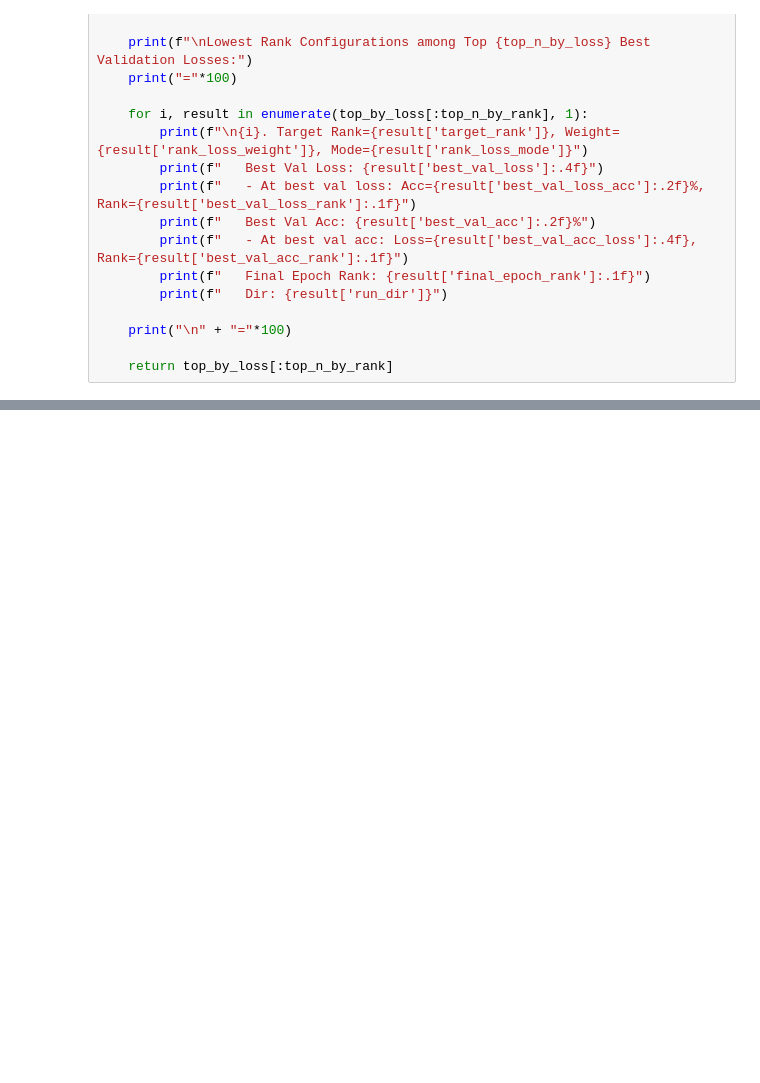
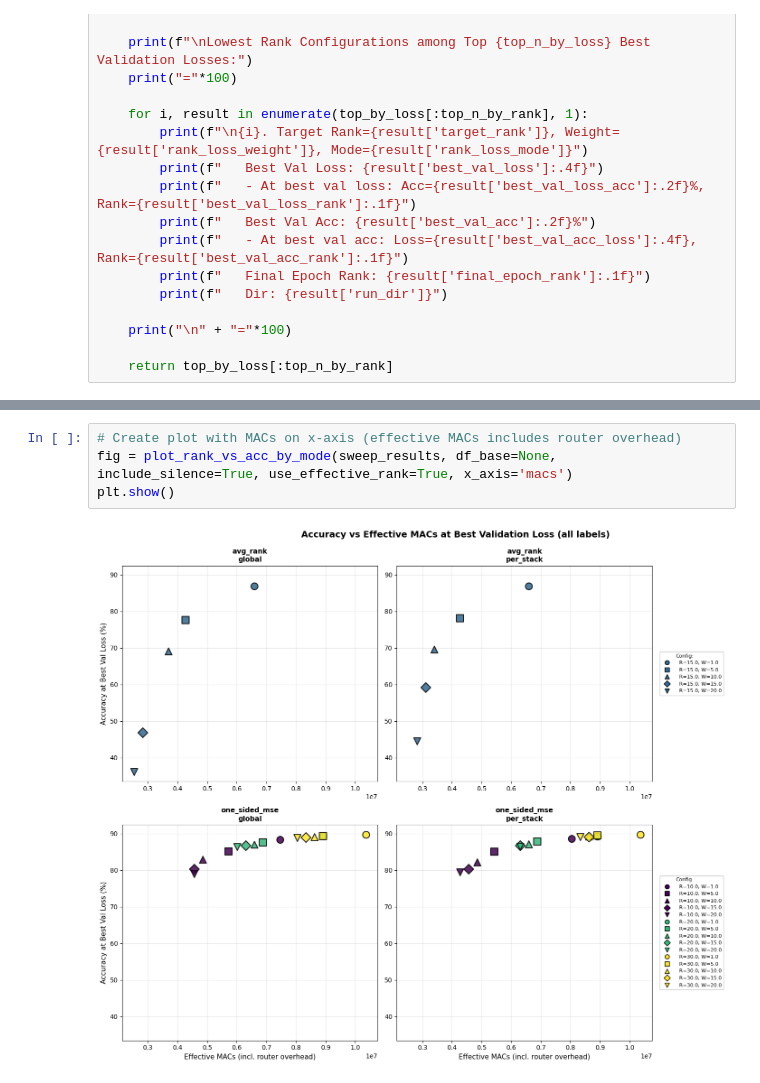
Before and after one commit to c-wejendorp/thesis, a Jupyter notebook: scripts/keyword_spotting/look_at_sweeps.ipynb, the cells around one changed output, grey strips where cells are left out. Saved outputs shown, nothing was run; the diff lists cells and outputs as text; blank space fills up the shorter version.

```diff
--- a/scripts/keyword_spotting/look_at_sweeps.ipynb
+++ b/scripts/keyword_spotting/look_at_sweeps.ipynb
@@ -547,0 +900,6 @@ plt.show()
+# %%
+# Create plot with MACs on x-axis (effective MACs includes router overhead)
+fig = plot_rank_vs_acc_by_mode(sweep_results, df_base=None, include_silence=True, use_effective_rank=True, x_axis='macs')
+plt.show()
+# %% [output]
+[figure, added]
```
Also changed, not shown: parts of 11 cells of this notebook, 1 other file.
